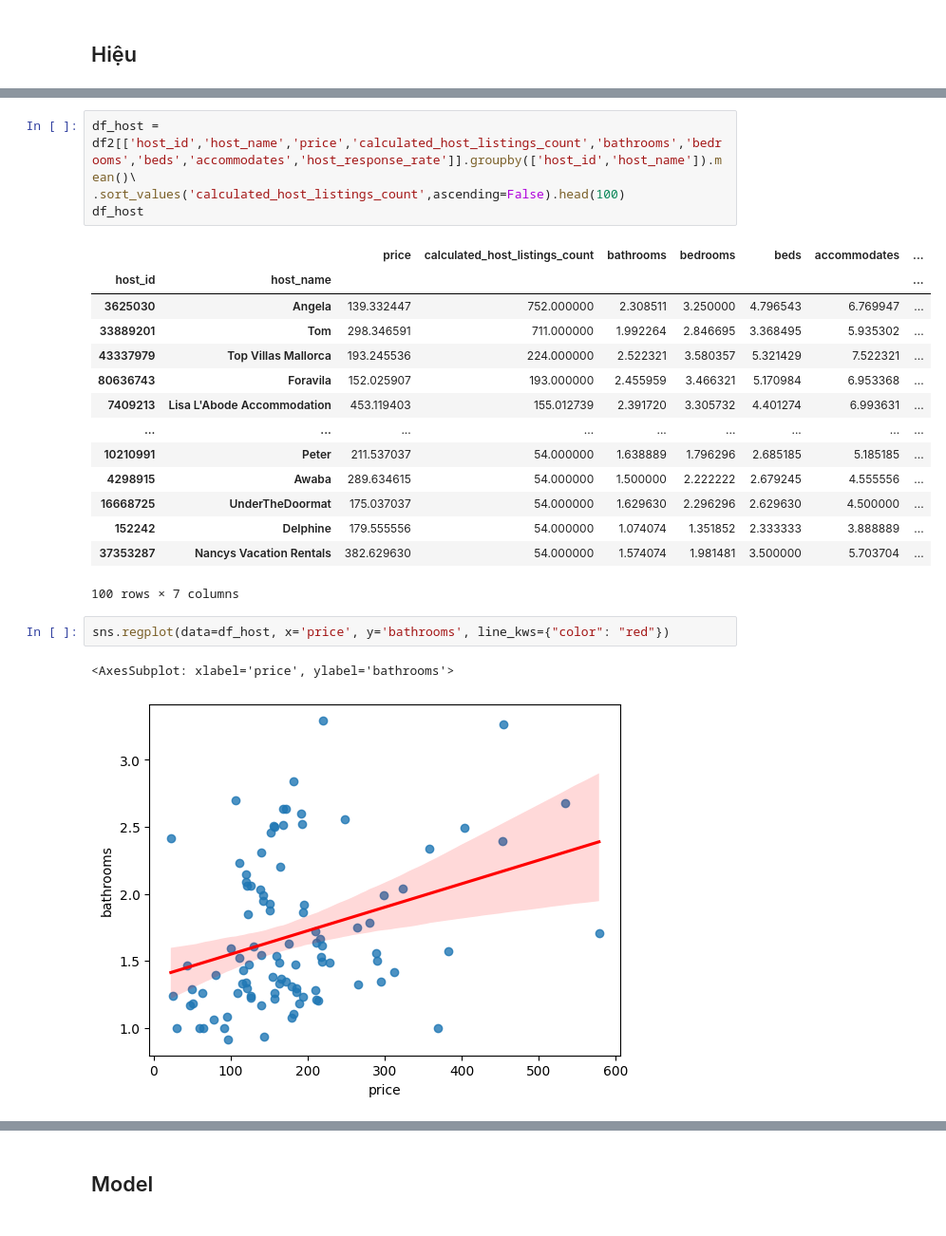
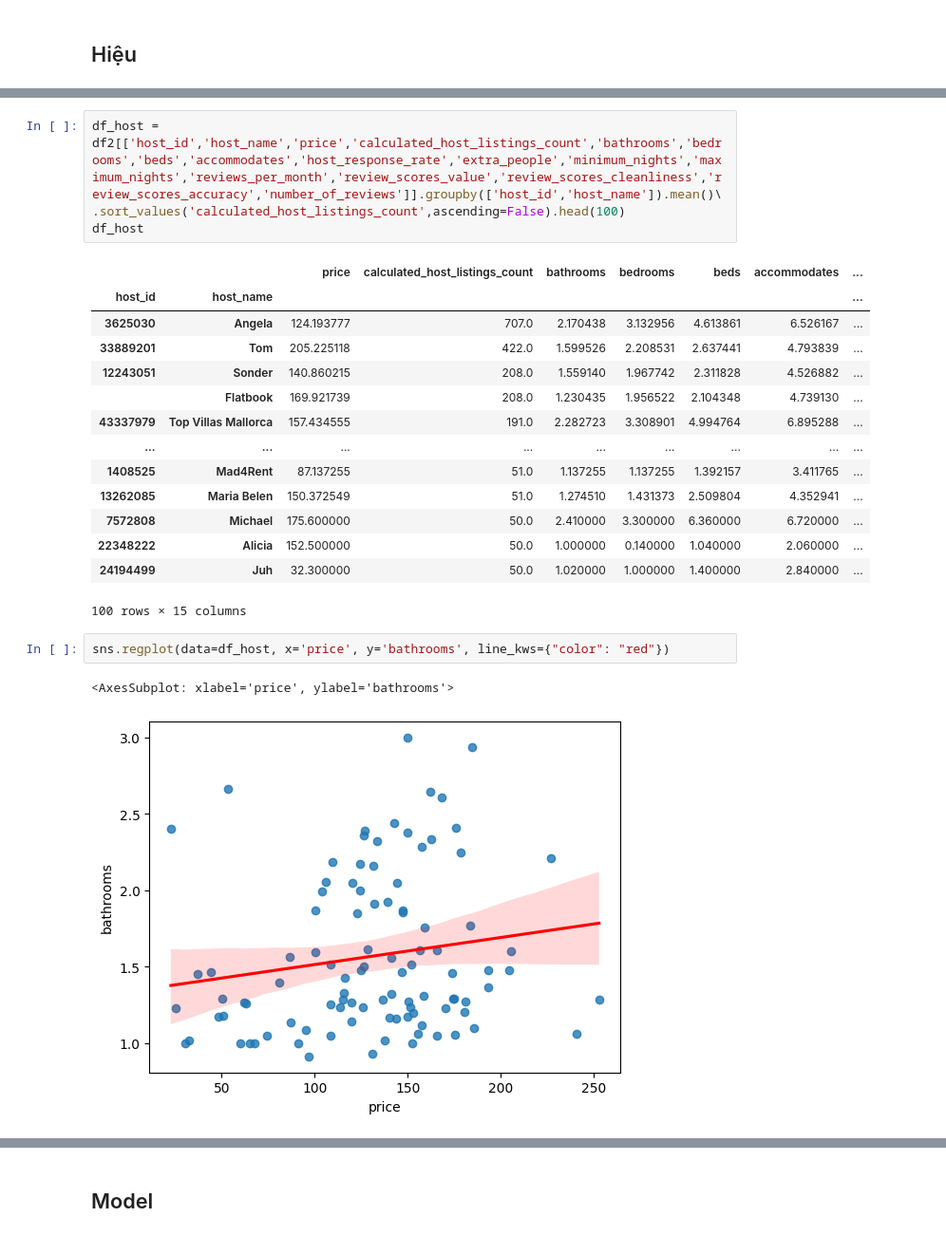
Before and after one commit to 19127592/PTDLUD, a Jupyter notebook: Project.ipynb, the cells around one changed output, grey strips where cells are left out. Shown at 95% size. Cells and saved outputs as stored; diff of their text form.

```diff
--- a/Project.ipynb
+++ b/Project.ipynb
@@ -365,27 +349,27 @@ df2
 # %%
-df_host = df2[['host_id','host_name','price','calculated_host_listings_count','bathrooms','bedrooms','beds','accommodates','host_response_rate']].groupby(['host_id','host_name']).mean()\
+df_host = df2[['host_id','host_name','price','calculated_host_listings_count','bathrooms','bedrooms','beds','accommodates','host_response_rate','extra_people','minimum_nights','maximum_nights','reviews_per_month','review_scores_value','review_scores_cleanliness','review_scores_accuracy','number_of_reviews']].groupby(['host_id','host_name']).mean()\
 .sort_values('calculated_host_listings_count',ascending=False).head(100)
 df_host
 # %% [output]
 |  |  | price | calculated_host_listings_count | bathrooms | bedrooms | beds | accommodates | ... |
 | host_id | host_name |  |  |  |  |  |  | ... |
-| 3625030 | Angela | 139.332447 | 752.000000 | 2.308511 | 3.250000 | 4.796543 | 6.769947 | ... |
-| 33889201 | Tom | 298.346591 | 711.000000 | 1.992264 | 2.846695 | 3.368495 | 5.935302 | ... |
-| 43337979 | Top Villas Mallorca | 193.245536 | 224.000000 | 2.522321 | 3.580357 | 5.321429 | 7.522321 | ... |
-| 80636743 | Foravila | 152.025907 | 193.000000 | 2.455959 | 3.466321 | 5.170984 | 6.953368 | ... |
-| 7409213 | Lisa L'Abode Accommodation | 453.119403 | 155.012739 | 2.391720 | 3.305732 | 4.401274 | 6.993631 | ... |
+| 3625030 | Angela | 124.193777 | 707.0 | 2.170438 | 3.132956 | 4.613861 | 6.526167 | ... |
+| 33889201 | Tom | 205.225118 | 422.0 | 1.599526 | 2.208531 | 2.637441 | 4.793839 | ... |
+| 12243051 | Sonder | 140.860215 | 208.0 | 1.559140 | 1.967742 | 2.311828 | 4.526882 | ... |
+|  | Flatbook | 169.921739 | 208.0 | 1.230435 | 1.956522 | 2.104348 | 4.739130 | ... |
+| 43337979 | Top Villas Mallorca | 157.434555 | 191.0 | 2.282723 | 3.308901 | 4.994764 | 6.895288 | ... |
 | ... | ... | ... | ... | ... | ... | ... | ... | ... |
-| 10210991 | Peter | 211.537037 | 54.000000 | 1.638889 | 1.796296 | 2.685185 | 5.185185 | ... |
-| 4298915 | Awaba | 289.634615 | 54.000000 | 1.500000 | 2.222222 | 2.679245 | 4.555556 | ... |
-| 16668725 | UnderTheDoormat | 175.037037 | 54.000000 | 1.629630 | 2.296296 | 2.629630 | 4.500000 | ... |
-| 152242 | Delphine | 179.555556 | 54.000000 | 1.074074 | 1.351852 | 2.333333 | 3.888889 | ... |
-| 37353287 | Nancys Vacation Rentals | 382.629630 | 54.000000 | 1.574074 | 1.981481 | 3.500000 | 5.703704 | ... |
+| 1408525 | Mad4Rent | 87.137255 | 51.0 | 1.137255 | 1.137255 | 1.392157 | 3.411765 | ... |
+| 13262085 | Maria Belen | 150.372549 | 51.0 | 1.274510 | 1.431373 | 2.509804 | 4.352941 | ... |
+| 7572808 | Michael | 175.600000 | 50.0 | 2.410000 | 3.300000 | 6.360000 | 6.720000 | ... |
+| 22348222 | Alicia | 152.500000 | 50.0 | 1.000000 | 0.140000 | 1.040000 | 2.060000 | ... |
+| 24194499 | Juh | 32.300000 | 50.0 | 1.020000 | 1.000000 | 1.400000 | 2.840000 | ... |
-100 rows × 7 columns
+100 rows × 15 columns
 # %%
 sns.regplot(data=df_host, x='price', y='bathrooms', line_kws={"color": "red"})
 # %% [output]
 <AxesSubplot: xlabel='price', ylabel='bathrooms'>
-[figure, old version]
+[figure, new version]
 # %%
 sns.regplot(data=df_host, x='price', y='bedrooms', line_kws={"color": "red"})
 # %% [output]
```
Also changed, not shown: parts of 15 cells of this notebook.
